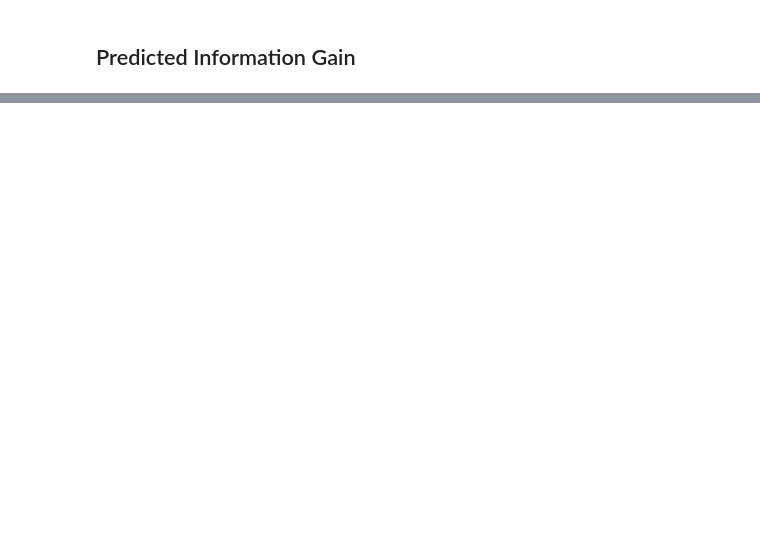
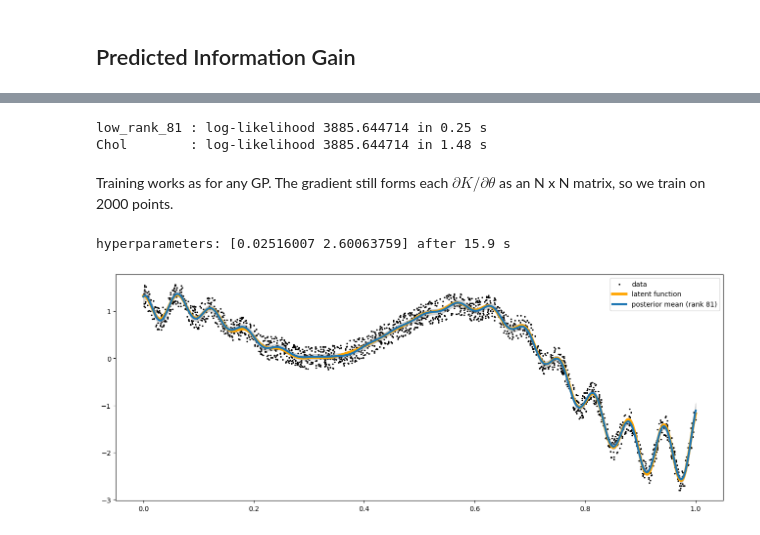
Before and after one commit to lbl-camera/fvGP, a Jupyter notebook: examples/SingleTaskTest.ipynb, the cells around one changed output, grey strips where cells are left out. Cells and saved outputs as stored; diff of their text form; code cells hidden in the pictures; blank space fills up the shorter version.

```diff
--- a/examples/SingleTaskTest.ipynb
+++ b/examples/SingleTaskTest.ipynb
@@ -479,0 +463,47 @@ Posterior Means
+# %%
+def fourier_features(x, frequency, m=40):
+    """1 + 2m Fourier features: a constant, and cosines and sines up to m times the base frequency."""
+    arg = frequency * np.outer(x[:, 0], np.arange(1, m + 1))
+    return np.column_stack([np.ones(len(x)), np.cos(arg), np.sin(arg)])
+
+def fourier_kernel(x1, x2, hps):
+    #rank 81 for any number of points
+    return hps[0] * fourier_features(x1, hps[1]) @ fourier_features(x2, hps[1]).T
+
+#the same likelihood, computed two ways, on 8000 points
+N = 8000
+x_big = np.random.rand(N).reshape(-1, 1)
+y_big = f1(x_big[:, 0]) + (np.random.rand(N) - 0.5) * 0.5
+hps_lr = np.array([0.1, 3.0])
+for mode in ("low_rank_81", "Chol"):
+    gp = GP(x_big, y_big, init_hyperparameters=hps_lr, noise_variances=np.full(N, 0.02),
+            kernel_function=fourier_kernel, linalg_mode=mode)
+    st = time.time()
+    print(f"{mode:12s}: log-likelihood {gp.log_likelihood(hps_lr * 1.1):.6f} in {time.time() - st:.2f} s")
+# %% [output]
+low_rank_81 : log-likelihood 3885.644714 in 0.25 s
+Chol        : log-likelihood 3885.644714 in 1.48 s
+# %% [markdown]
+Training works as for any GP. The gradient still forms each $\partial K / \partial \theta$ as an N x N matrix, so we train on 2000 points.
+# %%
+N = 2000
+x_lr = np.random.rand(N).reshape(-1, 1)
+y_lr = f1(x_lr[:, 0]) + (np.random.rand(N) - 0.5) * 0.5
+gp_low_rank = GP(x_lr, y_lr, init_hyperparameters=hps_lr, noise_variances=np.full(N, 0.02),
+                 kernel_function=fourier_kernel, linalg_mode="low_rank_81")
+st = time.time()
+gp_low_rank.train(hyperparameter_bounds=np.array([[0.001, 100.], [0.5, 5.]]), n_restarts=2, max_iter=50)
+print("hyperparameters:", gp_low_rank.hyperparameters, "after", round(time.time() - st, 1), "s")
+
+mean = gp_low_rank.posterior_mean(x_pred1D)["m(x)"]
+sd = np.sqrt(gp_low_rank.posterior_covariance(x_pred1D, variance_only=True)["v(x)"])
+plt.figure(figsize = (16,6))
+plt.scatter(x_lr[:, 0], y_lr, color = 'black', s = 2, label = "data")
+plt.plot(x_pred1D, f1(x_pred1D), color = 'orange', linewidth = 4, label = "latent function")
+plt.plot(x_pred1D, mean, linewidth = 3, label = "posterior mean (rank 81)")
+plt.fill_between(x_pred1D[:, 0], mean - 3. * sd, mean + 3. * sd, alpha = 0.3, color = "grey")
+plt.legend()
+plt.show()
+# %% [output]
+hyperparameters: [0.02516007 2.60063759] after 15.9 s
+[figure, added]
```
Also changed, not shown: parts of 19 cells of this notebook, 16 other files.
